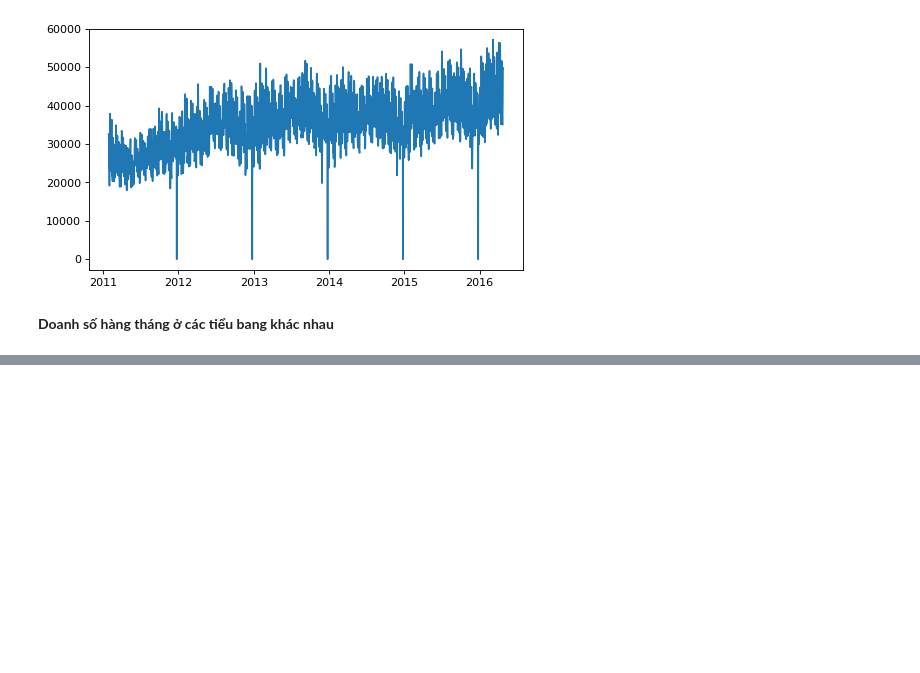
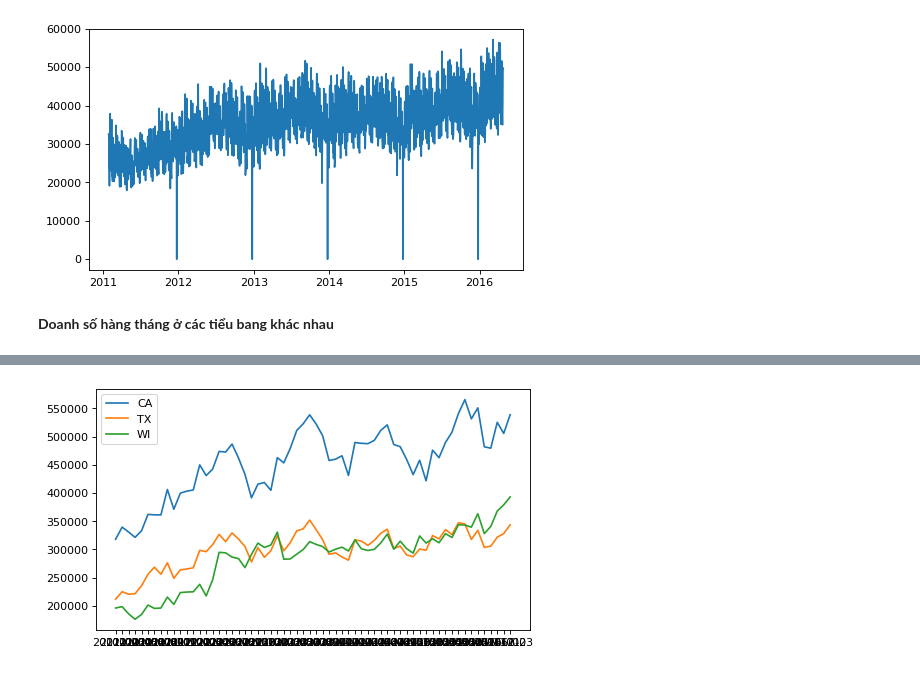
Before and after one commit to HienNguyenMinh/PythonAssignment, a Jupyter notebook: BaiTap2.ipynb, the cells around one changed output, grey strips where cells are left out. Drawn from its saved outputs; the diff is of its cells as text; code cells hidden in the pictures; blank space fills up the shorter version.

```diff
--- a/BaiTap2.ipynb
+++ b/BaiTap2.ipynb
@@ -129,8 +129,7 @@ plt.show()
 # %% [markdown]
 **Doanh số hàng tháng ở các tiểu bang khác nhau**
 # %%
-X = sale2
-X = X.groupby(X.columns.map(lambda x : x if type(x) == str else x.strftime('%Y-%m')),axis=1).sum()
-for c in ((X.columns)[:-6]):
-    x= datetime.datetime.strptime(c, '%Y-%m').date()
-    X.rename(columns={c:x},inplace=True)
+sale2_temp = sale2
+#Nhóm các cột cùng tháng cùng năm và tính tổng doanh số của tháng
+sale2_temp = sale2_temp.groupby(sale2_temp.columns.map(lambda x : x if type(x) == str else x.strftime('%Y-%m')),axis=1).sum()
+sale2_temp.head()
@@ -136,0 +144,9 @@ for c in ((X.columns)[:-6]):
+# %%
+F = sale2_temp.groupby(['state_id'])[(sale2_temp.columns)[:-6]].sum()
+plt.figure(num=None, figsize=(7, 4), dpi=80, facecolor='w', edgecolor='k')
+for i in range(3):
+    plt.plot(F.iloc[i,1:-1],label=F.index[i])
+    plt.legend(loc='best')
+plt.show()
+# %% [output]
+[figure, added]
```
Also changed, not shown: parts of 2 cells of this notebook.
